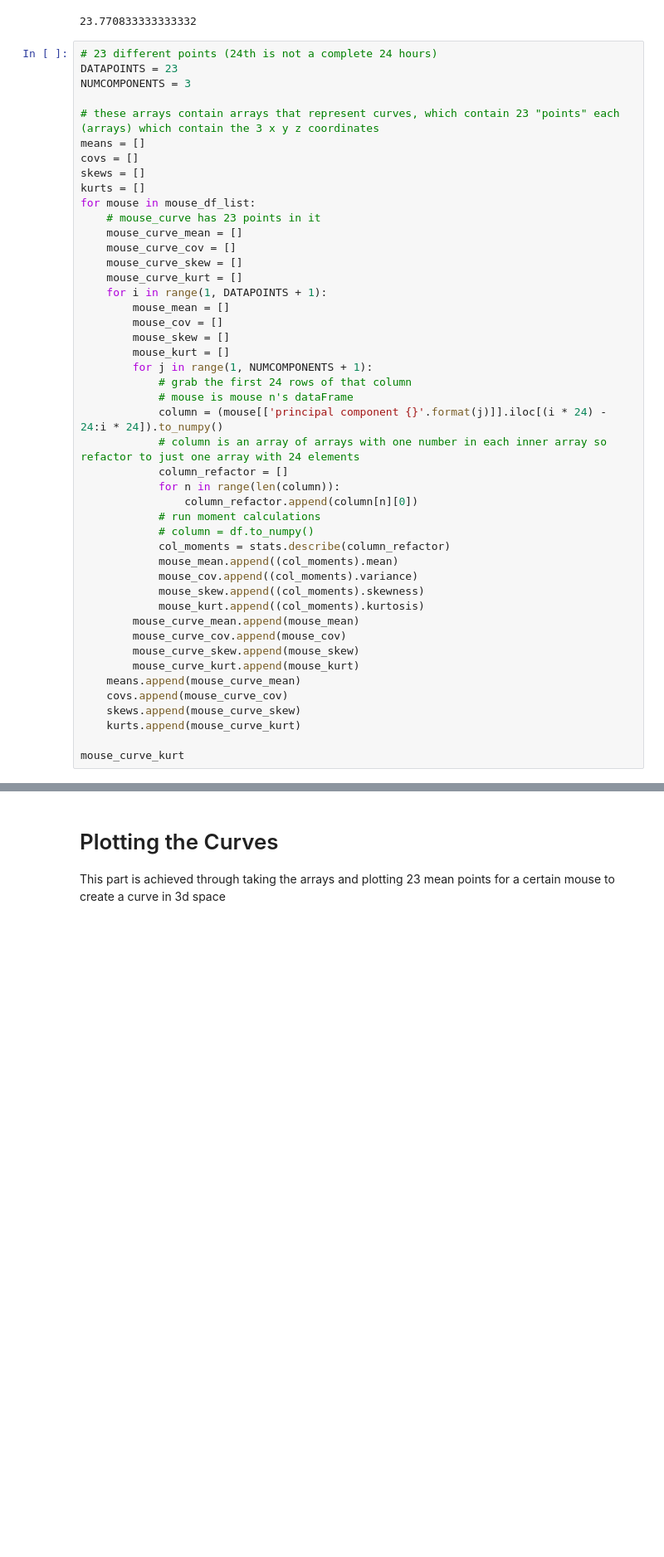
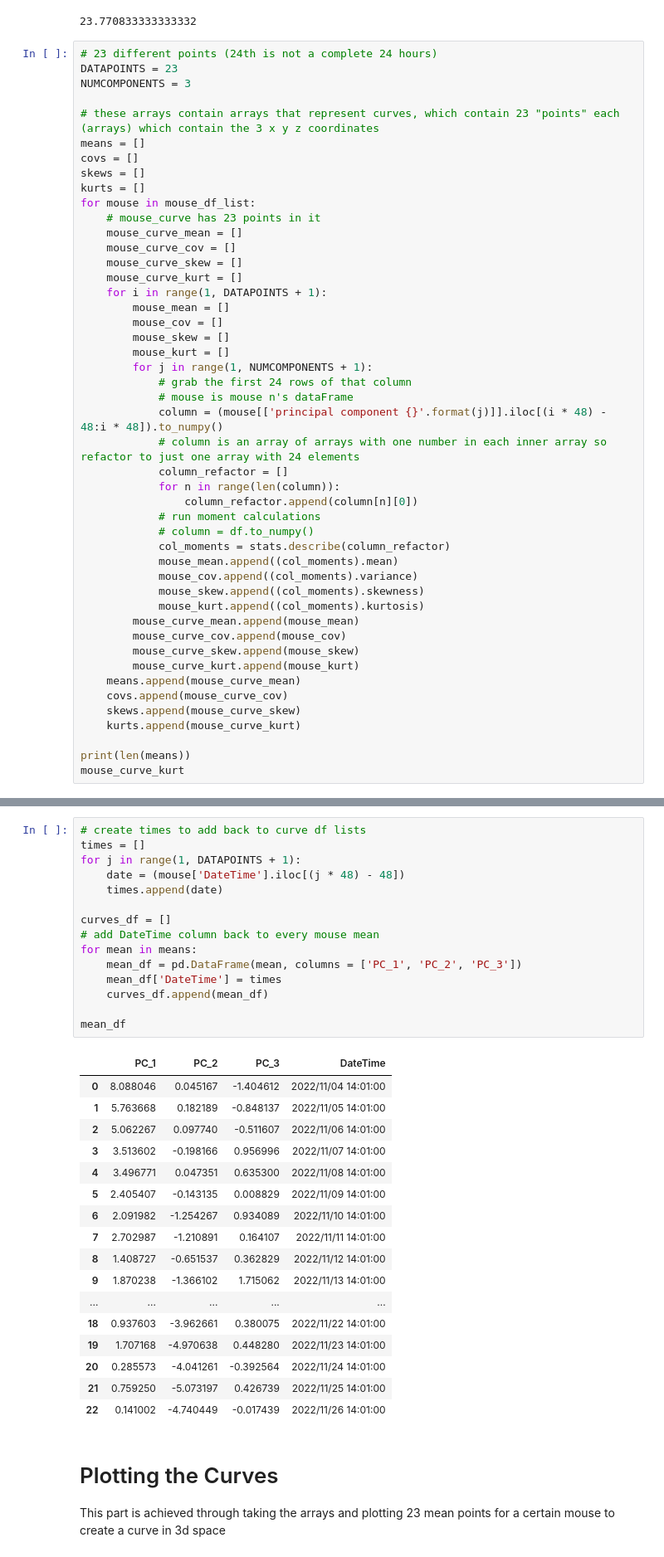
Before and after one commit to Niklichang/REU, a Jupyter notebook: cycles.ipynb, the cells around one changed output, grey strips where cells are left out. Shown: that part at 83% size. Saved outputs shown, nothing was run; the diff lists cells and outputs as text; blank space fills up the shorter version.

```diff
--- a/cycles.ipynb
+++ b/cycles.ipynb
@@ -90,7 +90,7 @@ for mouse in mouse_df_list:
         for j in range(1, NUMCOMPONENTS + 1):
             # grab the first 24 rows of that column
             # mouse is mouse n's dataFrame
-            column = (mouse[['principal component {}'.format(j)]].iloc[(i * 24) - 24:i * 24]).to_numpy()
+            column = (mouse[['principal component {}'.format(j)]].iloc[(i * 48) - 48:i * 48]).to_numpy()
             # column is an array of arrays with one number in each inner array so refactor to just one array with 24 elements
             column_refactor = []
             for n in range(len(column)):
@@ -111,5 +111,6 @@ for mouse in mouse_df_list:
     skews.append(mouse_curve_skew)
     kurts.append(mouse_curve_kurt)
 
+print(len(means))
 mouse_curve_kurt
 # %% [output]
@@ -133,3 +135,36 @@ mouse_curve_kurt
+# %%
+# create times to add back to curve df lists
+times = []
+for j in range(1, DATAPOINTS + 1):
+    date = (mouse['DateTime'].iloc[(j * 48) - 48])
+    times.append(date)
+
+curves_df = []
+# add DateTime column back to every mouse mean
+for mean in means:
+    mean_df = pd.DataFrame(mean, columns = ['PC_1', 'PC_2', 'PC_3'])
+    mean_df['DateTime'] = times
+    curves_df.append(mean_df)
+
+mean_df
+# %% [output]
+|  | PC_1 | PC_2 | PC_3 | DateTime |
+| 0 | 8.088046 | 0.045167 | -1.404612 | 2022/11/04 14:01:00 |
+| 1 | 5.763668 | 0.182189 | -0.848137 | 2022/11/05 14:01:00 |
+| 2 | 5.062267 | 0.097740 | -0.511607 | 2022/11/06 14:01:00 |
+| 3 | 3.513602 | -0.198166 | 0.956996 | 2022/11/07 14:01:00 |
+| 4 | 3.496771 | 0.047351 | 0.635300 | 2022/11/08 14:01:00 |
+| 5 | 2.405407 | -0.143135 | 0.008829 | 2022/11/09 14:01:00 |
+| 6 | 2.091982 | -1.254267 | 0.934089 | 2022/11/10 14:01:00 |
+| 7 | 2.702987 | -1.210891 | 0.164107 | 2022/11/11 14:01:00 |
+| 8 | 1.408727 | -0.651537 | 0.362829 | 2022/11/12 14:01:00 |
+| 9 | 1.870238 | -1.366102 | 1.715062 | 2022/11/13 14:01:00 |
+| ... | ... | ... | ... | ... |
+| 18 | 0.937603 | -3.962661 | 0.380075 | 2022/11/22 14:01:00 |
+| 19 | 1.707168 | -4.970638 | 0.448280 | 2022/11/23 14:01:00 |
+| 20 | 0.285573 | -4.041261 | -0.392564 | 2022/11/24 14:01:00 |
+| 21 | 0.759250 | -5.073197 | 0.426739 | 2022/11/25 14:01:00 |
+| 22 | 0.141002 | -4.740449 | -0.017439 | 2022/11/26 14:01:00 |
 # %% [markdown]
 # Plotting the Curves
 
```
Also changed, not shown: parts of 3 cells of this notebook, 5 other files.
